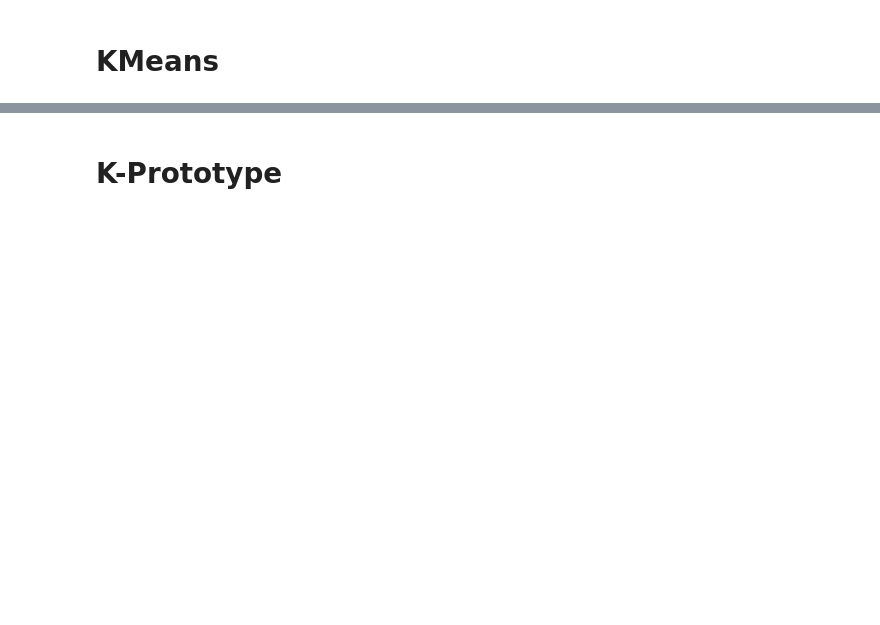
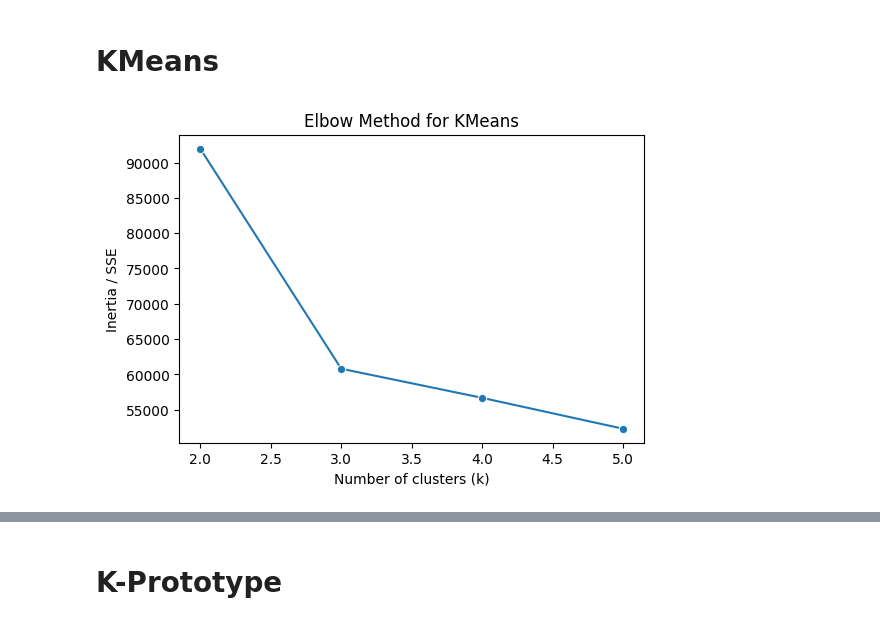
Before and after one commit to monateja9999/deep_learning_and_its_applications, a Jupyter notebook: HW1/Part1/Kmeans_KNN.ipynb, the cells around one changed output, grey strips where cells are left out. Drawn from its saved outputs; the diff is of its cells as text; code cells hidden in the pictures; blank space fills up the shorter version.

```diff
--- a/HW1/Part1/Kmeans_KNN.ipynb
+++ b/HW1/Part1/Kmeans_KNN.ipynb
@@ -309,6 +423,7 @@ import seaborn as sns
 ##################################################
 # StandardScaler class
 ##################################################
+
 class StandardScaler:
     def __init__(self):
         self.mean_ = None
@@ -325,6 +440,13 @@ class StandardScaler:
         # Prevent division by zero for features with zero standard deviation
         # 2 Points
         # TODO ===== YOUR CODE HERE =====
+
+        if isinstance(X, pd.DataFrame):
+            X = X.values
+        self.mean_ = np.mean(X, axis=0)
+        self.std_ = np.std(X, axis=0, ddof=1)
+        self.std_[self.std_ == 0] = 1  # Prevent division by zero
+        return self
 
         # TODO ==========================
         return self
@@ -343,7 +465,9 @@ class StandardScaler:
             X = X.values
         # 2 Points
         # TODO ===== YOUR CODE HERE =====
-        return
+
+        return (X - self.mean_) / self.std_
+
         # TODO ==========================
 
     def fit_transform(self, X):
@@ -397,6 +521,8 @@ class KMeans:
         # 2 Points
         # TODO ===== YOUR CODE HERE =====
 
+        centers = self._initialize_centers(X)
+
         # TODO ==========================
 
         for i in range(self.max_iter):
@@ -411,11 +537,16 @@ class KMeans:
                 # 2 Points
                 # TODO ===== YOUR CODE HERE =====
 
+                new_centers[k] = X[labels == k].mean(axis=0) if np.any(labels == k) else centers[k]
+
                 # TODO ==========================
 
             # 4. Check for convergence: stop if all centers move less than tol
             # 2 Points
             # TODO ===== YOUR CODE HERE =====
+
+            if np.linalg.norm(new_centers - centers) < self.tol:
+                break
 
             # TODO ==========================
 
@@ -429,6 +560,7 @@ class KMeans:
         self.inertia_ = inertia
 
         return self
+
     # You actually won't use this method in this assignment, but once a K-Means algorithm has been finalized, it can be used for the new data.
     def predict(self, X):
         """
@@ -445,8 +577,11 @@ class KMeans:
         # 2 Points
         # TODO ===== YOUR CODE HERE =====
 
+        distances = np.linalg.norm(X[:, np.newaxis] - self.cluster_centers_, axis=2)
+        return np.argmin(distances, axis=1)
+
         # TODO ==========================
-        return labels
+        # return labels
 
     def fit_predict(self, X):
         """
@@ -454,8 +589,6 @@ class KMeans:
         """
         self.fit(X)
         return self.labels_
-
-
 
 # List columns to exclude (all non-numeric columns)
 exclude_cols = [
@@ -468,33 +601,40 @@ exclude_cols = [
     'AcceptedCmp2',
     'Complain',
     'Z_CostContact',
     'Z_Revenue',
     'Response'
 ]
 
 # Exclude these columns from 'market' and copy the result to df_kmeans.
 # Assume that 'market' is a preloaded DataFrame. Load data if necessary.
 df_kmeans = market.drop(columns=exclude_cols, axis=1).copy()
 
 # Standardize the numeric columns (including the recently encoded ones)
 scaler = StandardScaler()
 df_kmeans_scaled = scaler.fit_transform(df_kmeans)
 
 # Use the Elbow Method to select the appropriate number of clusters (k)
 cost_kmeans = []
 K_range = range(2, 6)
 # 2 Points
 # TODO ===== YOUR CODE HERE =====
 
+for k in K_range:
+    kmeans = KMeans(n_clusters=k, random_state=42)
+    kmeans.fit(df_kmeans_scaled)
+    cost_kmeans.append(kmeans.inertia_)
+
 # TODO ==========================
 
 # Plot the elbow curve
 plt.figure(figsize=(6, 4))
 sns.lineplot(x=list(K_range), y=cost_kmeans, marker='o')
 plt.title('Elbow Method for KMeans')
 plt.xlabel('Number of clusters (k)')
 plt.ylabel('Inertia / SSE')
 plt.show()
+# %% [output]
+[figure, added]
 # %%
 # Choose the appropriate number of clusters and perform the final clustering
 # 2 Points
```
Also changed, not shown: parts of 36 cells of this notebook.
